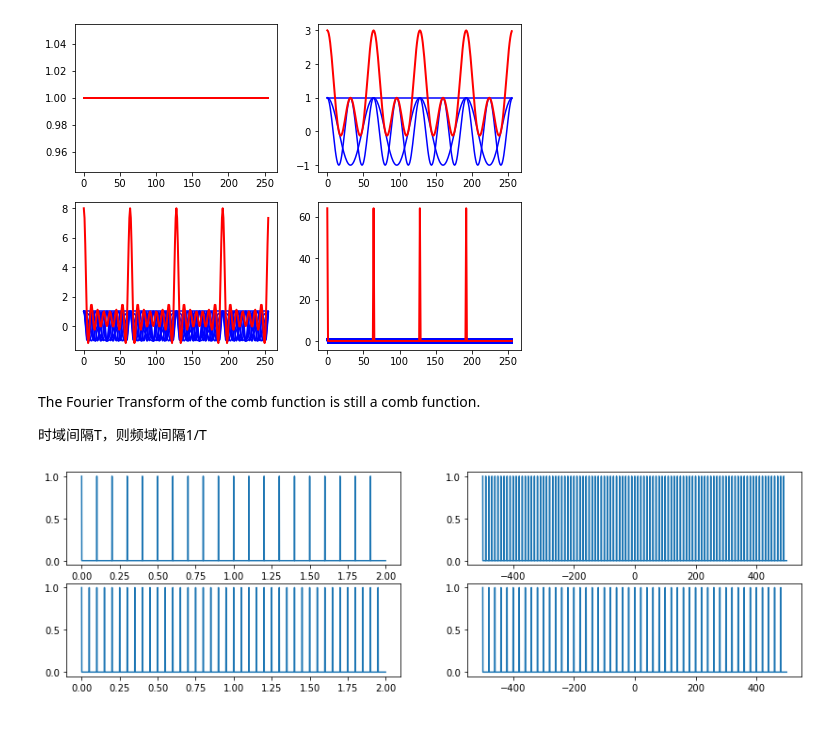
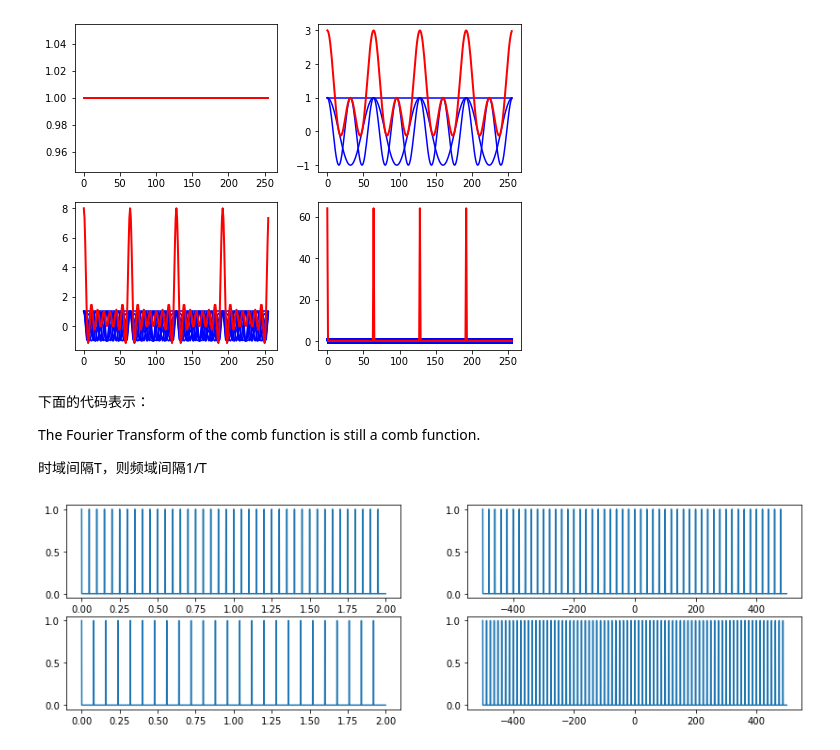
Before and after one commit to Arcadia-1/DSP, a Jupyter notebook: my_playground/Dirac_comb.ipynb, the cells around one changed output. Cells and saved outputs as stored; diff of their text form; code cells hidden in the pictures.

```diff
--- a/my_playground/Dirac_comb.ipynb
+++ b/my_playground/Dirac_comb.ipynb
@@ -80,39 +89,44 @@ combApprox_discrete(K, K, L)
 # %% [output]
 [figure]
 # %% [markdown]
+下面的代码表示：
+
 The Fourier Transform of the comb function is still a comb function.
 
 时域间隔T，则频域间隔1/T
 # %%
 def comb(T):
     result = np.zeros(len(t))
     result[:: int(Fs * T)] = 1
     return result
 
 
 def ft(x):
     """Calculate the Fourier transform of a given signal x"""
     return np.fft.fftshift(np.fft.fft(x)) * Fs / len(x)
 
 
 Fs = 1000
 t = np.arange(0, 2, 1 / Fs)
 f = np.linspace(-Fs / 2, Fs / 2, len(t), endpoint=False)
 
-T1 = 0.1
+T1 = 0.05
 C_T1 = comb(T1)
-T2 = 0.05
+
+T2 = 0.08
 C_T2 = comb(T2)
 
 plt.subplot(221)
 plt.plot(t, C_T1)
+
 plt.subplot(222)
 plt.plot(f, abs(ft(C_T1) * T1))
 
 plt.subplot(223)
 plt.plot(t, C_T2)
+
 plt.subplot(224)
 plt.plot(f, abs(ft(C_T2) * T2))
 plt.show()
 # %% [output]
-[figure, old version]
+[figure, new version]
```
Also changed, not shown: parts of 5 cells of this notebook, 2 other files.
